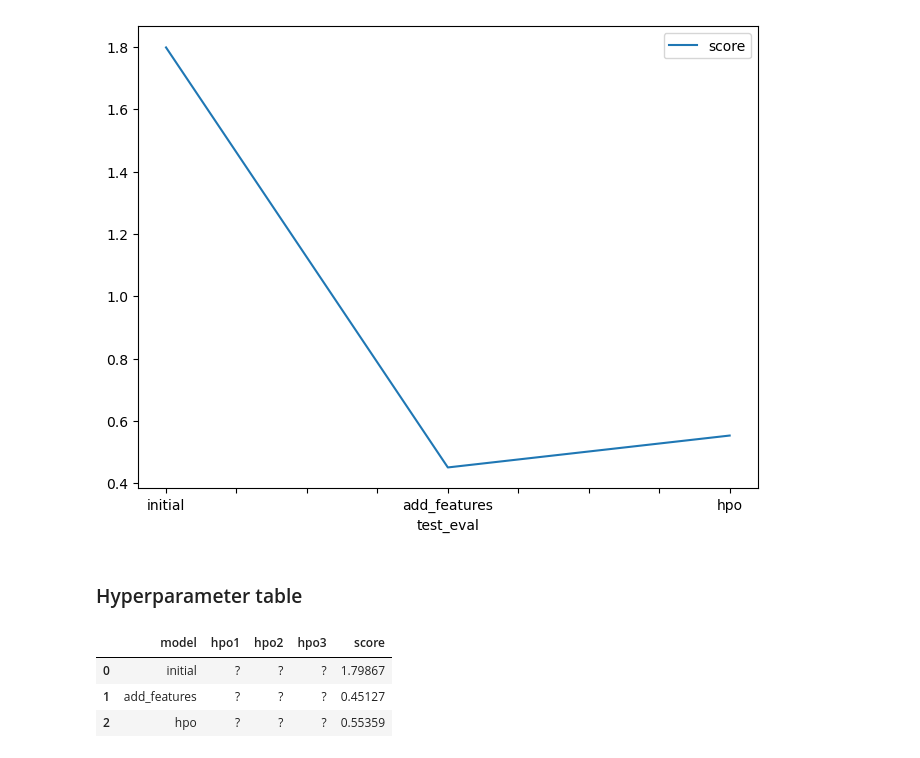
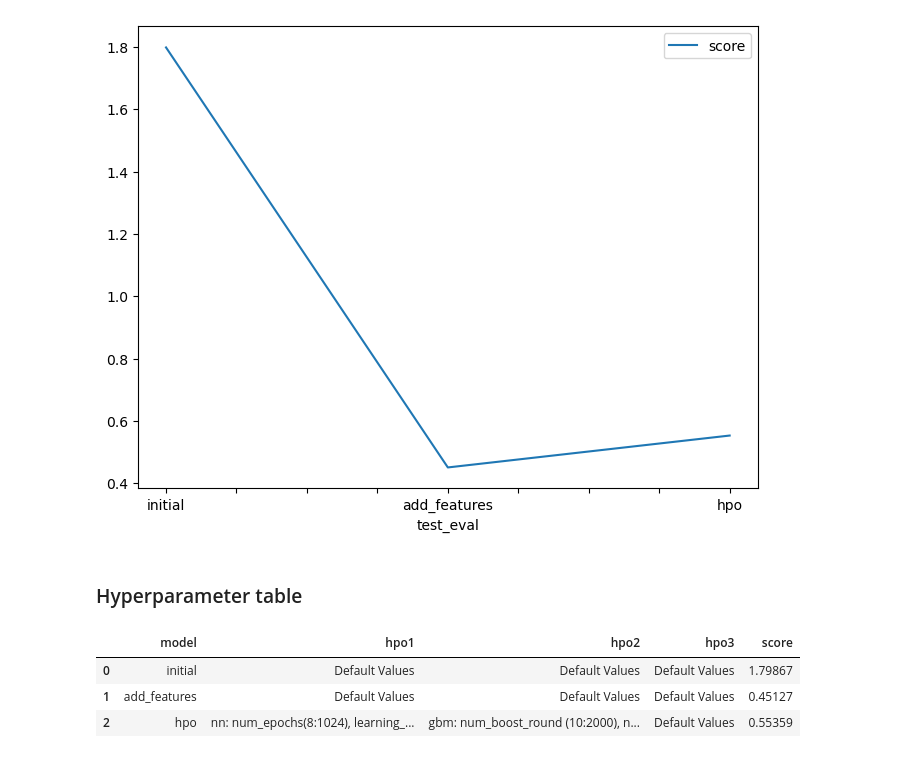
Before and after one commit to zewain/bike-sharing-demand, a Jupyter notebook: Bike_Share.ipynb, the cells around one changed output. Drawn from its saved outputs; the diff is of its cells as text; code cells hidden in the pictures.

```diff
--- a/Bike_Share.ipynb
+++ b/Bike_Share.ipynb
@@ -691,15 +641,15 @@ fig.savefig('model_test_score.png')
 # %%
 # The 3 hyperparameters we tuned with the kaggle score as the result
 
 pd.DataFrame({
     "model": ["initial", "add_features", "hpo"],
-    "hpo1": ['?', '?', '?'],
-    "hpo2": ['?', '?', '?'],
-    "hpo3": ['?', '?', '?'],
+    "hpo1": ['Default Values', 'Default Values', 'nn: num_epochs(8:1024), learning_rate(1e-5: 1e-2), activation(relu, softrelu, tanh),dropout_prob(0.0: 1)'  ],
+    "hpo2": ['Default Values', 'Default Values', 'gbm: num_boost_round (10:2000), num_leaves(lower=8:upper=512}'],
+    "hpo3": ['Default Values', 'Default Values', 'Default Values'],
     "score": [1.79867,  0.45127, 0.55359]
 })
 # %% [output]
 |  | model | hpo1 | hpo2 | hpo3 | score |
-| 0 | initial | ? | ? | ? | 1.79867 |
-| 1 | add_features | ? | ? | ? | 0.45127 |
-| 2 | hpo | ? | ? | ? | 0.55359 |
+| 0 | initial | Default Values | Default Values | Default Values | 1.79867 |
+| 1 | add_features | Default Values | Default Values | Default Values | 0.45127 |
+| 2 | hpo | nn: num_epochs(8:1024), learning_... | gbm: num_boost_round (10:2000), n... | Default Values | 0.55359 |
```
Also changed, not shown: parts of 18 cells of this notebook, 6 other files.
